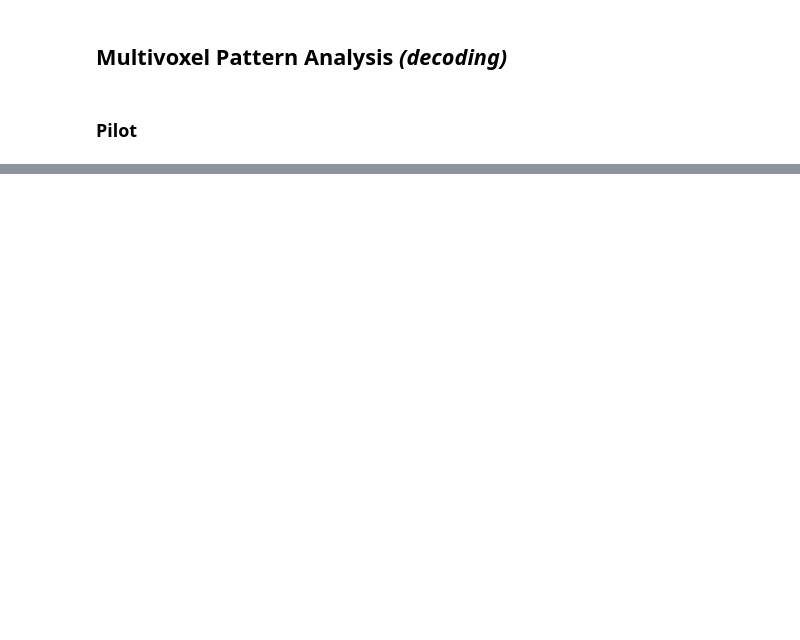
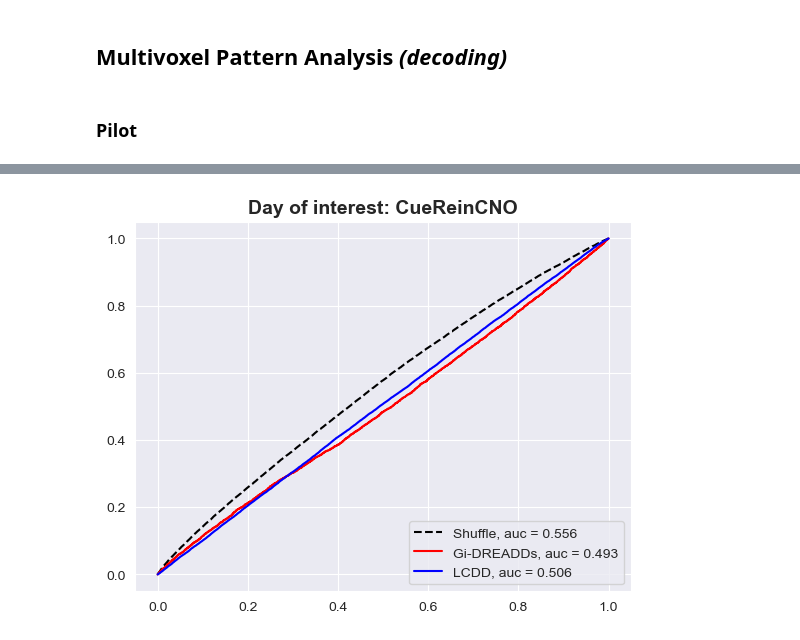
Before and after one commit to datasiansalsa/LC-PrL-DREADDs_Self-Admin_Analysis, a Jupyter notebook: cue_analysis/LC-PrL-DREADDs/LC-PrL-DREADDs_cue_analysis_JJB.ipynb, the cells around one changed output, grey strips where cells are left out. Saved outputs shown, nothing was run; the diff lists cells and outputs as text; code cells hidden in the pictures; blank space fills up the shorter version.

```diff
--- a/cue_analysis/LC-PrL-DREADDs/LC-PrL-DREADDs_cue_analysis_JJB.ipynb
+++ b/cue_analysis/LC-PrL-DREADDs/LC-PrL-DREADDs_cue_analysis_JJB.ipynb
@@ -2024,0 +915,16 @@ Group: CueReinPersist
+# %%
+#auROC plot
+day = 'CueReinCNO'
+
+sns.set_style('darkgrid')
+plt.plot(shuffle_fpr, shuffle_tpr, color='k', linestyle='--', label="Shuffle, auc = " + '{0:.3g}'.format(shuffle_auc))
+plt.plot(xp_fpr, xp_tpr, color='red', label="Gi-DREADDs, auc = " + '{0:.3g}'.format(xp_auc))
+plt.plot(control_fpr, control_tpr, color='blue', label="LCDD, auc = " + '{0:.3g}'.format(control_auc))
+
+plt.title('Day of interest: %s'%(day), fontsize=14, fontweight='bold')
+plt.legend(loc=4)
+
+plt.savefig(os.path.join(iteration_results, 'LC-PrL-DREADDs_SA_%s_auROC-curve.PDF'%(day)), format ='PDF')
+plt.show()
+# %% [output]
+[figure, added]
```
Also changed, not shown: parts of 54 cells of this notebook, 10 other files.
